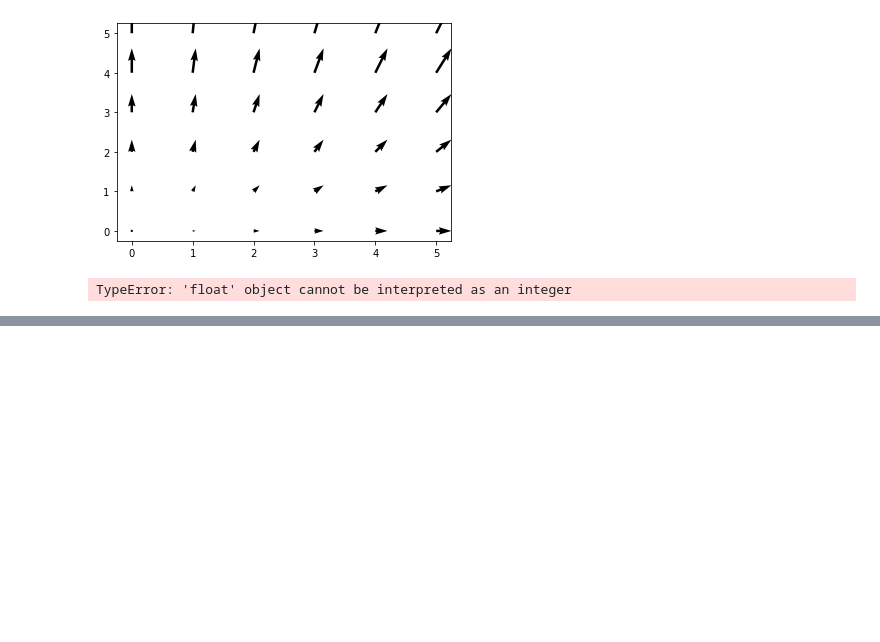
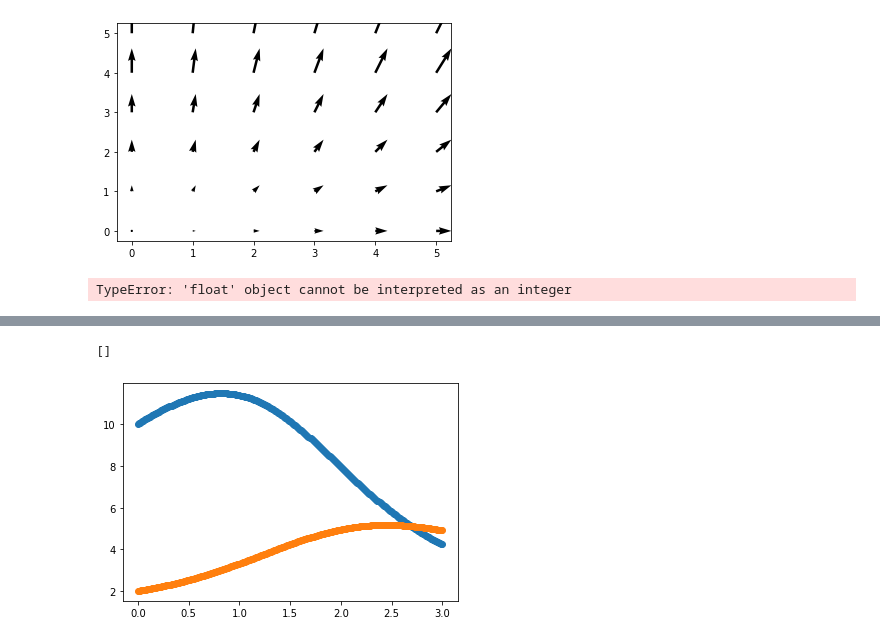
Before and after one commit to laureb01/Lotka-Volterra, a Jupyter notebook: Rendu.ipynb, the cells around one changed output, grey strips where cells are left out. Drawn from its saved outputs; the diff is of its cells as text; code cells hidden in the pictures; blank space fills up the shorter version.

Commit message:
modif et test euler explicite

```diff
--- a/Rendu.ipynb
+++ b/Rendu.ipynb
@@ -42 +47,12 @@ def solve_euler_explicit(f, x0, dt, t0, tf):
     return t, x
+# %%
+def solve_euler_explicit2(f, x0, dt, t0, tf):
+    t = [t0 + k*dt for k in range(0, int(np.floor((tf-t0)/dt)))]
+    t.append(tf)
+    N = len(t)+1
+    d = x0.size
+    x = np.zeros((d, N))
+    x[:, 0] = x0
+    for i in range (1, N):
+        x[:, i] = x[:, i-1] + dt*f(t[i-1], x[:, i-1])
+    return t, x
@@ -42,0 +82,11 @@ def solve_euler_explicit(f, x0, dt, t0, tf):
+# %%
+#Volterra
+a = 0.9
+b = 0.3
+c = 0.6
+d = 0.1
+def f(t, X):
+    return np.array([X[0]*(a-b*X[1]), X[1]*(-c+d*X[0])])
+# %%
+t, X = solve_euler_explicit2(f, np.array([5, 3]), 0.1, 0, 10)
+print(t, X)
@@ -42,0 +132,7 @@ def solve_euler_explicit(f, x0, dt, t0, tf):
+# %%
+plt.scatter(t, x1[1:])
+plt.scatter(t, x2[1:])
+plt.plot()
+# %% [output]
+[]
+[figure, added]
```
Also changed, not shown: parts of 11 cells of this notebook.
